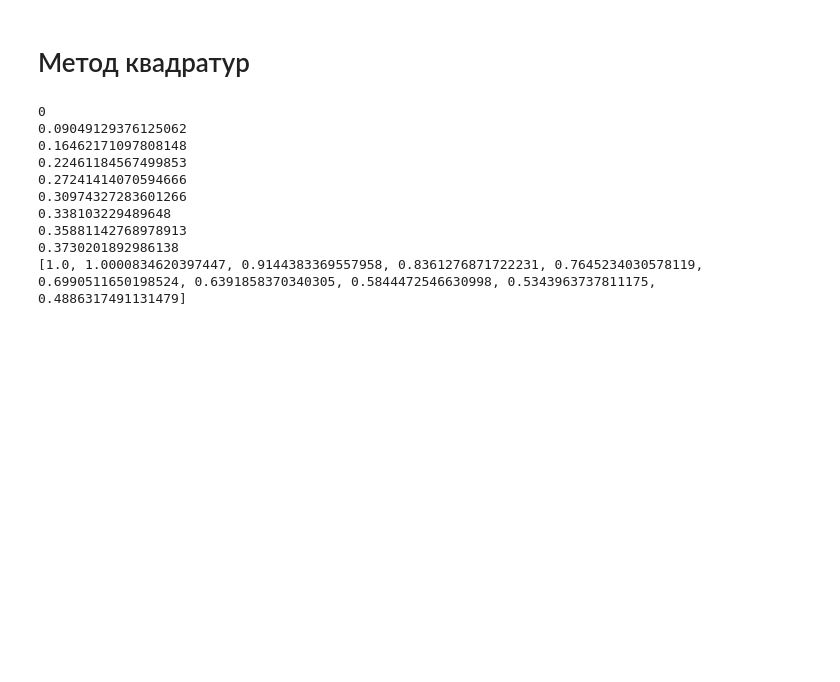
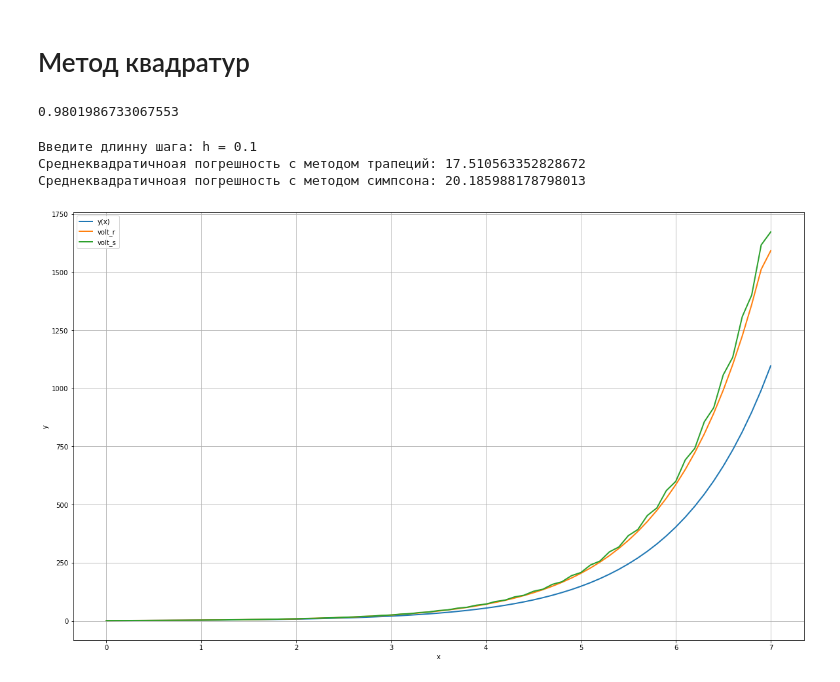
Before and after one commit to egordionok/NumericalMethods, a Jupyter notebook: coursework/Untitled.ipynb, the cells around one changed output. Drawn from its saved outputs; the diff is of its cells as text; code cells hidden in the pictures; blank space fills up the shorter version.

```diff
--- a/coursework/Untitled.ipynb
+++ b/coursework/Untitled.ipynb
@@ -85,21 +113,14 @@ def volt_2_rect(K, f, a, b, h):
+# %%
+math.exp(-(0.02))
+# %% [output]
+0.9801986733067553
 # %%
 K = lambda x, s: math.exp(-(x - s))
 f = lambda x: math.exp(-x)
 a = 0
 b = 1
-h = 0.1
-ans = volt_2_rect(K, f, a, b, h)
+h = 0.01
+
 
 
 y = lambda x: 1
-# %% [output]
-0
-0.09049129376125062
-0.16462171097808148
-0.22461184567499853
-0.27241414070594666
-0.30974327283601266
-0.338103229489648
-0.35881142768978913
-0.3730201892986138
-[1.0, 1.0000834620397447, 0.9144383369557958, 0.8361276871722231, 0.7645234030578119, 0.6990511650198524, 0.6391858370340305, 0.5844472546630998, 0.5343963737811175, 0.4886317491131479]
@@ -105,0 +155,31 @@ y = lambda x: 1
+# %%
+h = float(input("Введите длинну шага: h = "))
+
+ans_r = volt_2_rect(K, f, a, b, h)
+ans_s = volt_2_simps(K, f, a, b, h)
+
+x_list = list(np.arange(a, b + h/2, h))
+
+y_list = [y(x) for x in x_list]
+
+plt.figure(figsize=(20, 12))
+# plt.axis('equal')
+plt.grid(True)
+plt.xlabel('x')
+plt.ylabel('y')
+
+plt.plot(x_list, y_list, label="y(x)", linewidth=2)
+plt.plot(x_list, ans_r, label="volt_r", linewidth=2)
+plt.plot(x_list, ans_s, label="volt_s", linewidth=2)
+plt.legend(loc=2)
+# print("y(x) \t volt")
+# for i in range(len(ans)):
+#     print(y_list[i], ans[i])
+
+print("Среднеквадратичноая погрешность с методом трапеций:", math.sqrt(sum([(y_list[i] - ans_r[i])**2 for i in range(len(ans_r))]))/len(ans_r))
+print("Среднеквадратичноая погрешность с методом симпсона:", math.sqrt(sum([(y_list[i] - ans_s[i])**2 for i in range(len(ans_s))]))/len(ans_s))
+# %% [output]
+Введите длинну шага: h = 0.1
+Среднеквадратичноая погрешность с методом трапеций: 17.510563352828672
+Среднеквадратичноая погрешность с методом симпсона: 20.185988178798013
+[figure, added]
```
Also changed, not shown: parts of 9 cells of this notebook, 1 other file.
